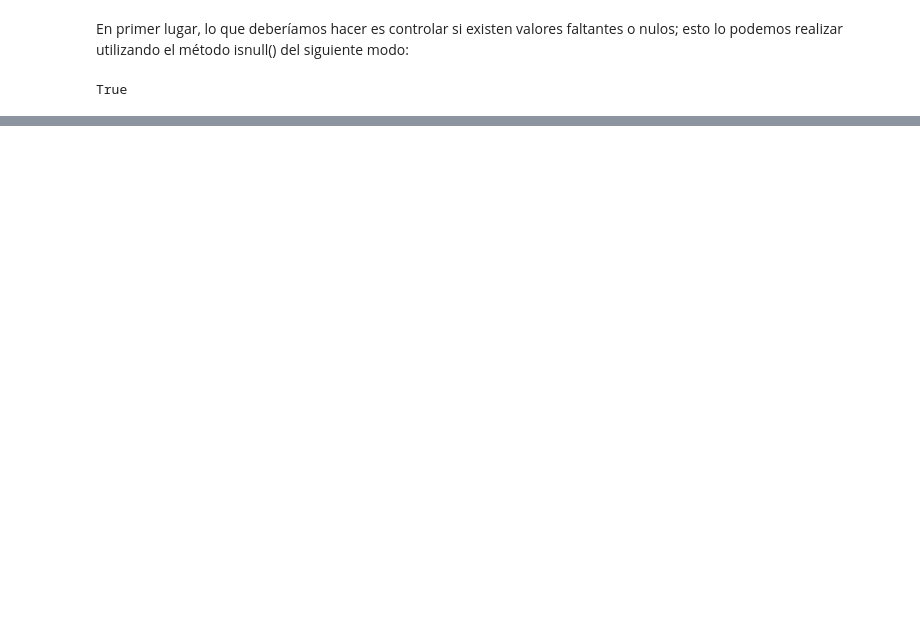
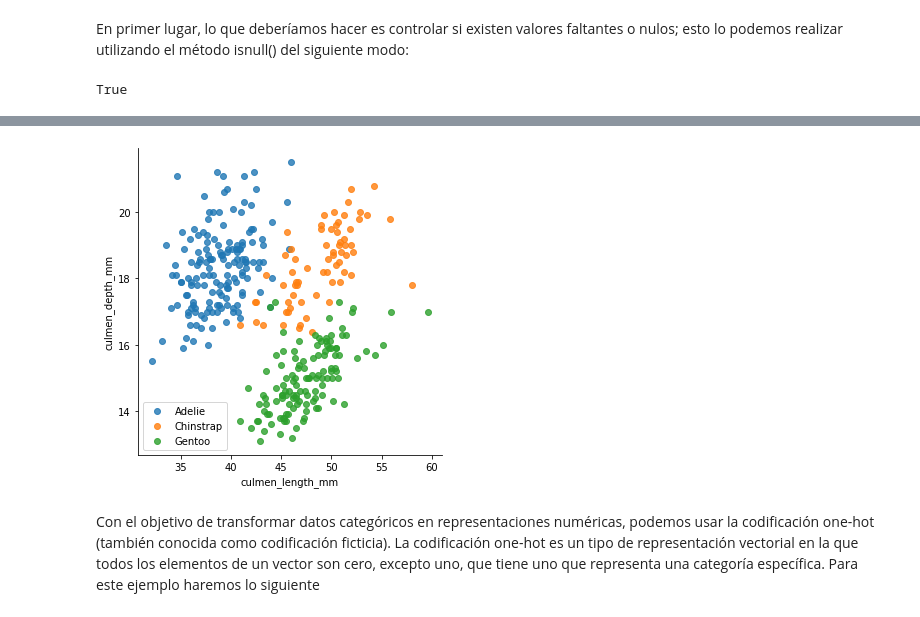
Before and after one commit to epereirasg/Curso-de-Machine-Learning, a Jupyter notebook: Copia_de_Entrega_de_Ernesto_Tarea_Pinguinos_.ipynb, the cells around one changed output, grey strips where cells are left out. Saved outputs shown, nothing was run; the diff lists cells and outputs as text; code cells hidden in the pictures; blank space fills up the shorter version.

```diff
--- a/Copia_de_Entrega_de_Ernesto_Tarea_Pinguinos_.ipynb
+++ b/Copia_de_Entrega_de_Ernesto_Tarea_Pinguinos_.ipynb
@@ -53,0 +80,7 @@ En esta etapa tenemos que hacernos cargo de los datos porque nos dimos cuenta qu
+# %%
+# Agrupando columnas por tipo de datos
+tipos = dataset.columns.to_series().groupby(dataset.dtypes).groups
+
+# Armando lista de columnas categóricas
+ctext = tipos[np.dtype('object')]
+len(ctext)  # cantidad de columnas con datos categóricos.
@@ -53,0 +89,5 @@ En esta etapa tenemos que hacernos cargo de los datos porque nos dimos cuenta qu
+# %%
+# Armando lista de columnas numéricas
+columnas = dataset.columns  # lista de todas las columnas
+cnum = list(set(columnas) - set(ctext))
+len(cnum)
@@ -53,0 +98,10 @@ En esta etapa tenemos que hacernos cargo de los datos porque nos dimos cuenta qu
+# %%
+# Completando valores faltantas datos cuantititavos, para lo que utilizaremos la media.
+for c in cnum:
+    mean = dataset[c].mean()
+    dataset[c] = dataset[c].fillna(mean)
+# %%
+# Completando valores faltantas datos categóricos, para lo que utilizaremos la moda
+for c in ctext:
+    mode = dataset[c].mode()[0]
+    dataset[c] = dataset[c].fillna(mode)
@@ -53,0 +127,13 @@ En esta etapa tenemos que hacernos cargo de los datos porque nos dimos cuenta qu
+# %%
+
+dataset["culmen_length_mm"] = dataset["culmen_length_mm"]
+dataset["culmen_depth_mm"] = dataset["culmen_depth_mm"]
+
+sns.lmplot(x="culmen_length_mm", y="culmen_depth_mm", data=dataset, hue="species", fit_reg=False, legend=False)
+
+plt.legend()
+plt.show()
+# %% [output]
+[figure, added]
+# %% [markdown]
+Con el objetivo de transformar datos categóricos en representaciones numéricas, podemos usar la codificación one-hot (también conocida como codificación ficticia). La codificación one-hot es un tipo de representación vectorial en la que todos los elementos de un vector son cero, excepto uno, que tiene uno que representa una categoría específica. Para este ejemplo haremos lo siguiente
```
Also changed, not shown: parts of 35 cells of this notebook.
